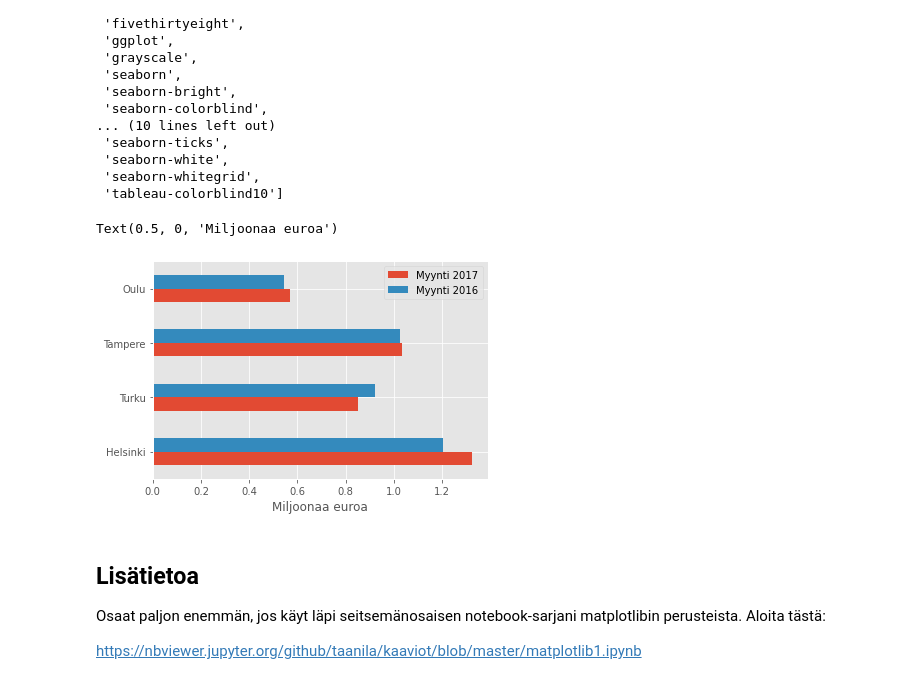
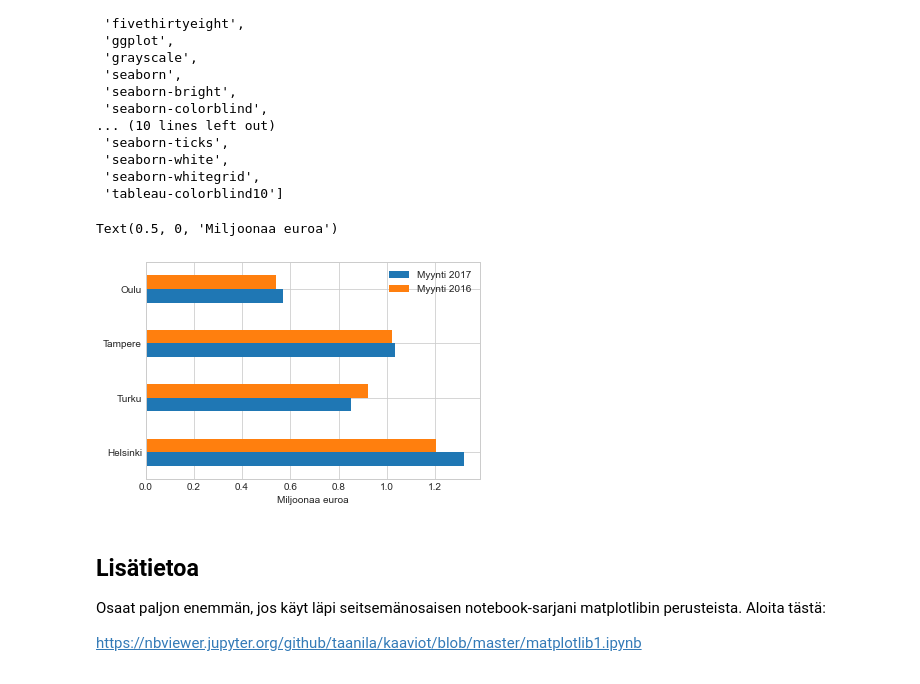
Before and after one commit to taanila/kaaviot, a Jupyter notebook: matplotlib.ipynb, the cells around one changed output. Drawn from its saved outputs; the diff is of its cells as text; code cells hidden in the pictures.

```diff
--- a/matplotlib.ipynb
+++ b/matplotlib.ipynb
@@ -199,15 +208,15 @@ plt.style.available
  'seaborn-whitegrid',
  'tableau-colorblind10']
 # %%
-# Esimerkkinä ggplot-tyyli
-plt.style.use('ggplot')
+# Esimerkkinä seaborn-whitegrid -tyyli
+plt.style.use('seaborn-whitegrid')
 
 (df2 / 1000000).plot.barh()
 
 plt.xlabel('Miljoonaa euroa')
 # %% [output]
 Text(0.5, 0, 'Miljoonaa euroa')
-[figure, old version]
+[figure, new version]
 # %% [markdown]
 <h2>Lisätietoa</h2>
 
```
Also changed, not shown: parts of 7 cells of this notebook.
